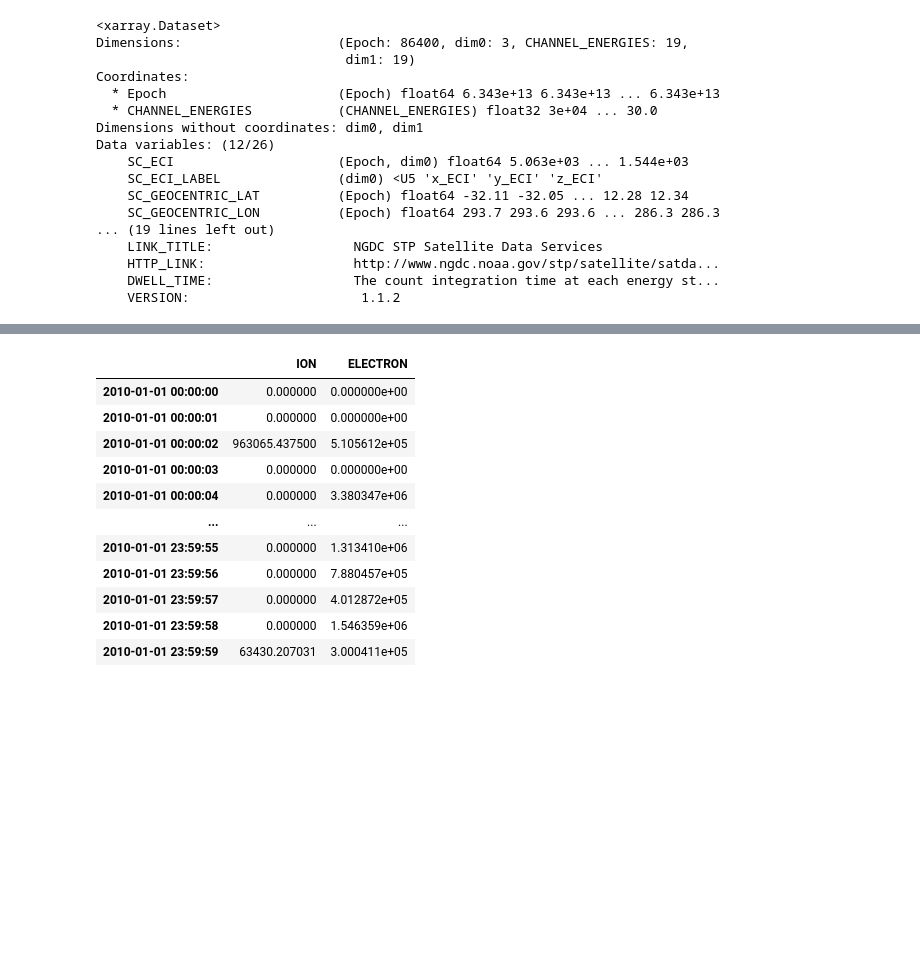
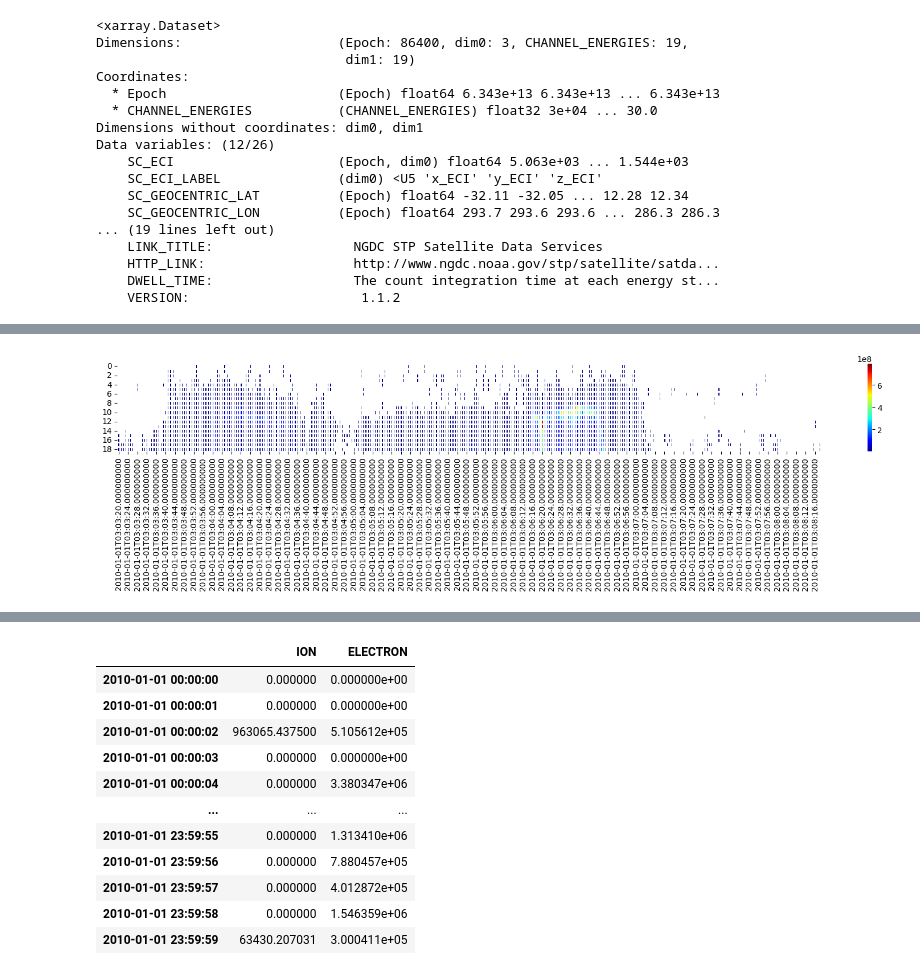
Before and after one commit to umeyuu/Prediction-of-Satellite-Potential-Using-Solar-Wind-Data, a Jupyter notebook: satelite_data.ipynb, the cells around one changed output, grey strips where cells are left out. Drawn from its saved outputs; the diff is of its cells as text; code cells hidden in the pictures; blank space fills up the shorter version.

```diff
--- a/satelite_data.ipynb
+++ b/satelite_data.ipynb
@@ -37,0 +48,10 @@ date = [datetime.utcfromtimestamp(aa) for aa in a]
+# %%
+st = 11000
+et = st + 300
+
+df_ele = pd.DataFrame(ele.T[:, st:et], columns=date[st:et])
+df_ele_mask = (df_ele == 0)
+plt.figure(figsize=(20,2))
+sns.heatmap(df_ele, linewidths = 1,cmap = "jet", mask = df_ele_mask);
+# %% [output]
+[figure, added]
```
Also changed, not shown: parts of 7 cells of this notebook, 3 other files.
